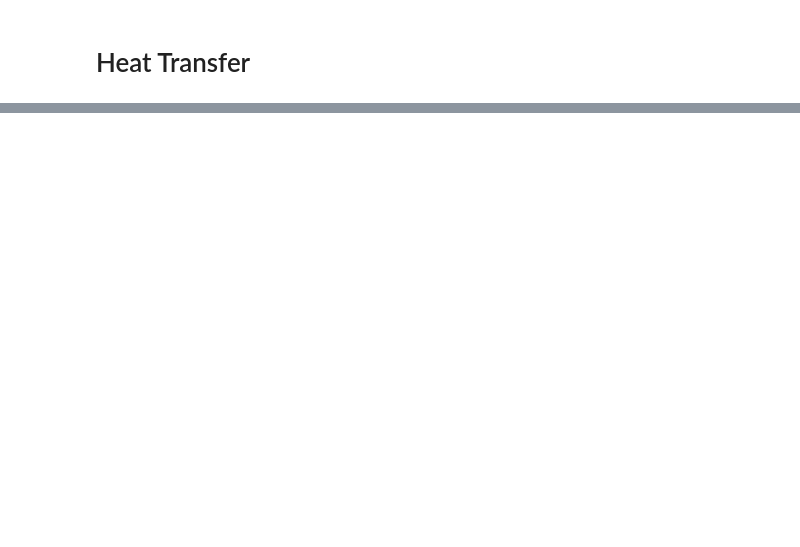
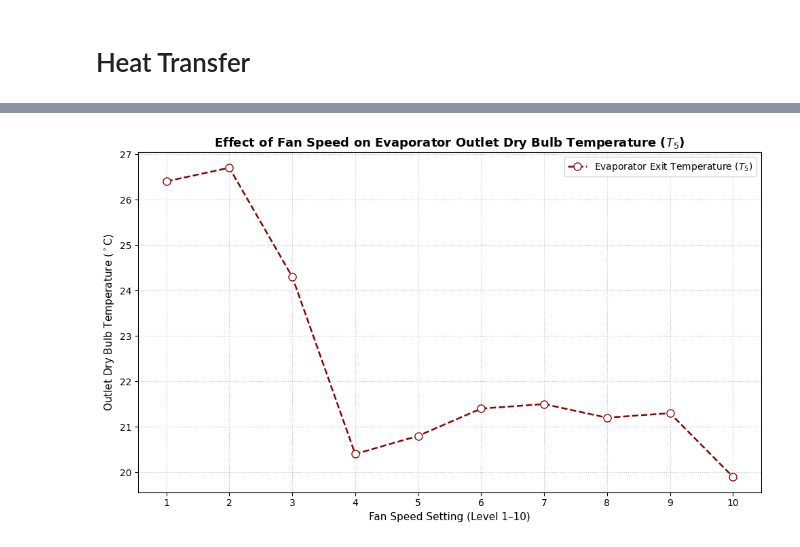
Before and after one commit to tharindu33333/ME421-Mechanical-Systems-Lab-A2, a Jupyter notebook: Heat Transfer/E_20_238_Heat_Transfer.ipynb, the cells around one changed output, grey strips where cells are left out. Cells and saved outputs as stored; diff of their text form; code cells hidden in the pictures; blank space fills up the shorter version.

```diff
--- a/Heat Transfer/E_20_238_Heat_Transfer.ipynb
+++ b/Heat Transfer/E_20_238_Heat_Transfer.ipynb
@@ -28,0 +302,48 @@ As the group of engineers for the factory, analyze the suitability of the availa
+# %%
+# --- Visualization: Evaporator Exit Temperature vs Fan Speed ---
+
+import matplotlib.pyplot as plt
+
+# Experimental dataset
+fan_speed_levels = [1,2,3,4,5,6,7,8,9,10]
+T5_exit_db = [26.4, 26.7, 24.3, 20.4, 20.8, 21.4, 21.5, 21.2, 21.3, 19.9]
+
+# Create figure
+plt.figure(figsize=(10,6))
+
+# Plot curve
+plt.plot(fan_speed_levels,
+         T5_exit_db,
+         marker='o',
+         linestyle='--',
+         linewidth=1.8,
+         color='darkred',
+         markerfacecolor='white',
+         markersize=8)
+
+# Title and labels
+plt.title('Effect of Fan Speed on Evaporator Outlet Dry Bulb Temperature ($T_5$)',
+          fontsize=13,
+          fontweight='bold')
+
+plt.xlabel('Fan Speed Setting (Level 1–10)', fontsize=11)
+plt.ylabel('Outlet Dry Bulb Temperature ($^\circ$C)', fontsize=11)
+
+# Force discrete x-axis ticks
+plt.xticks(fan_speed_levels)
+
+# Grid formatting
+plt.grid(True, linestyle=':', alpha=0.75)
+
+# Legend
+plt.legend(['Evaporator Exit Temperature ($T_5$)'],
+           loc='upper right',
+           frameon=True)
+
+# Layout adjustment
+plt.tight_layout()
+
+# Display graph
+plt.show()
+# %% [output]
+[figure, added]
```
Also changed, not shown: parts of 9 cells of this notebook.
